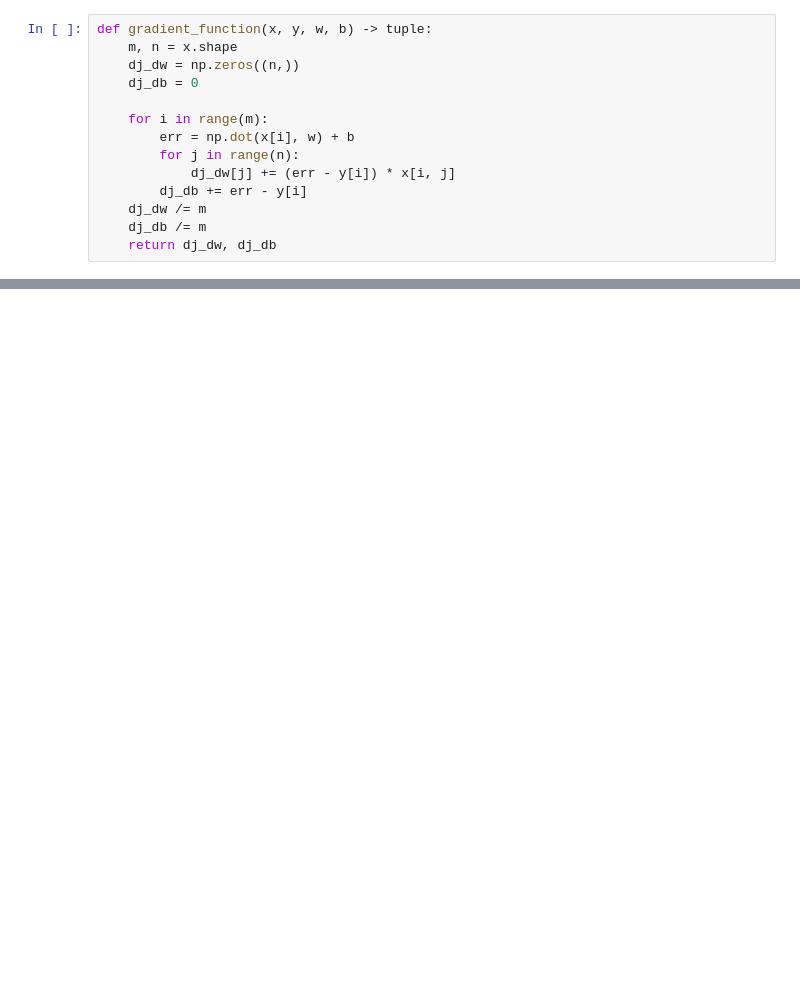
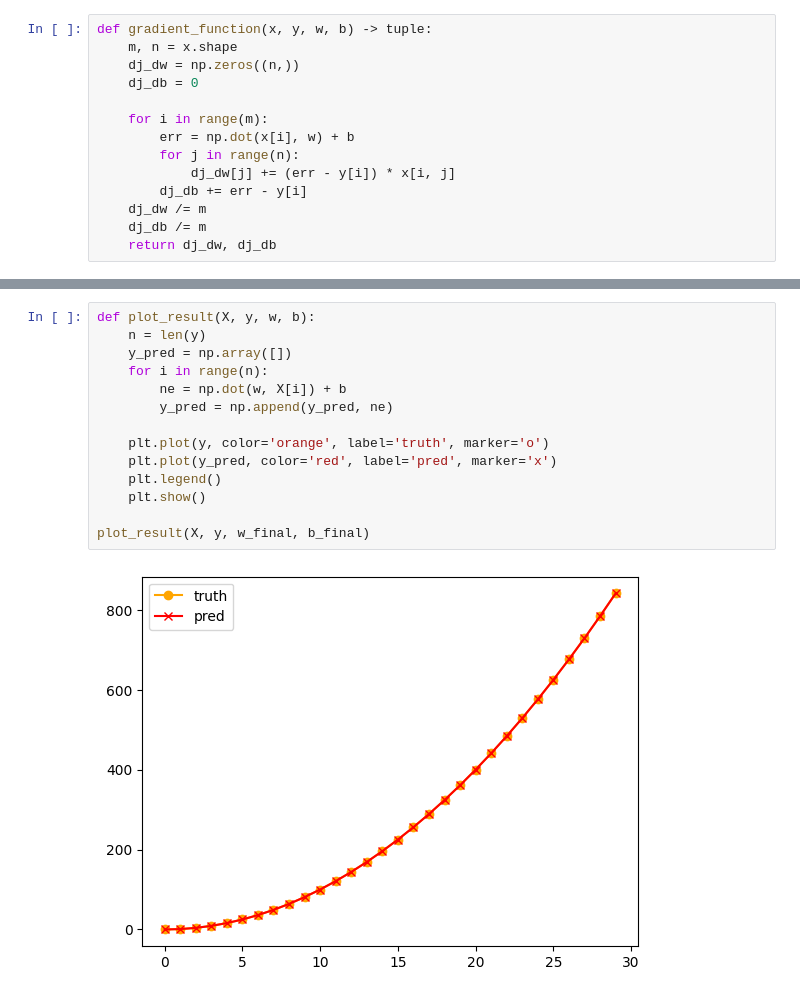
Before and after one commit to ChiragVaghela10/machine_learning_course, a Jupyter notebook: Course1Week2/practice.ipynb, the cells around one changed output, grey strips where cells are left out. Saved outputs shown, nothing was run; the diff lists cells and outputs as text; blank space fills up the shorter version.

```diff
--- a/Course1Week2/practice.ipynb
+++ b/Course1Week2/practice.ipynb
@@ -63,0 +83,16 @@ i= 80 Cost:  2.965197350032715e+46 w:  [1.03156764e+22 1.97823562e+22 3.87157158
+# %%
+def plot_result(X, y, w, b):
+    n = len(y)
+    y_pred = np.array([])
+    for i in range(n):
+        ne = np.dot(w, X[i]) + b
+        y_pred = np.append(y_pred, ne)
+
+    plt.plot(y, color='orange', label='truth', marker='o')
+    plt.plot(y_pred, color='red', label='pred', marker='x')
+    plt.legend()
+    plt.show()
+
+plot_result(X, y, w_final, b_final)
+# %% [output]
+[figure, added]
```
Also changed, not shown: parts of 8 cells of this notebook, 1 other file.
